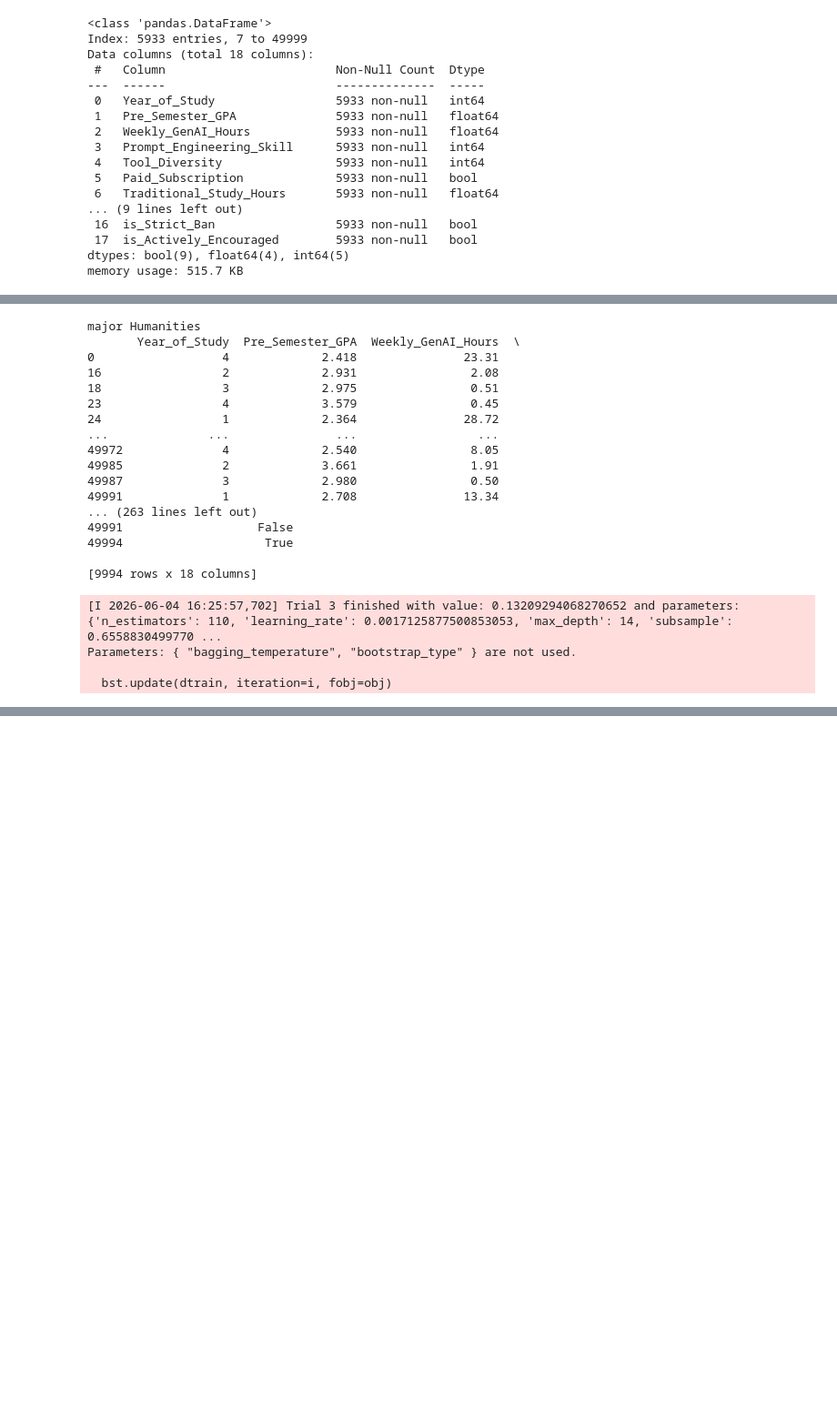
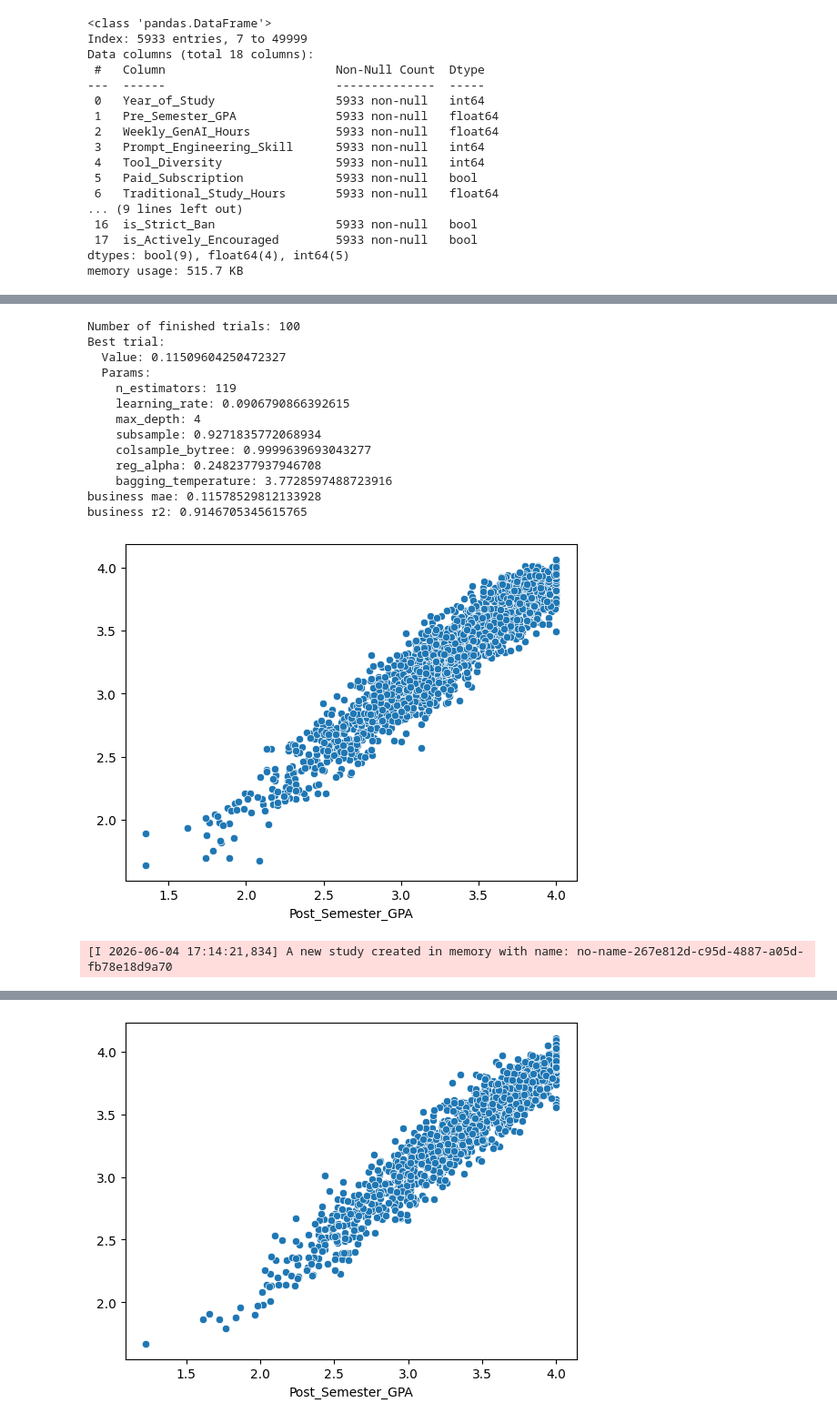
Before and after one commit to GabrieleBan/AI_Impact_on_Students, a Jupyter notebook: gpa_increment_model.ipynb, the cells around one changed output, grey strips where cells are left out. Shown at 91% size. Saved outputs shown, nothing was run; the diff lists cells and outputs as text; code cells hidden in the pictures; blank space fills up the shorter version.

Commit message:
model by major added Real VS Preds

```diff
--- a/gpa_increment_model.ipynb
+++ b/gpa_increment_model.ipynb
@@ -47,7 +47,7 @@ df[["Burnout_Risk_Level","GPA_increment","Post_Semester_GPA","Skill_Retention_Sc
 togliamo ora il target e info su Burnout e Skill Retention
 # %%
 y= df["GPA_increment"].copy()
-df.drop(columns=["Burnout_Risk_Level","Post_Semester_GPA","Skill_Retention_Score"], inplace=True)
+df.drop(columns=["Burnout_Risk_Level","Skill_Retention_Score"], inplace=True)
 # %%
 df.drop(columns="Student_ID",inplace=True)
 # %%
@@ -160,10 +157,10 @@ for corso in df["Major_Category"].unique():
 
 df.drop(columns="Major_Category",inplace=True)
 # %%
-from sklearn.ensemble import RandomForestRegressor
+
 from sklearn.model_selection import train_test_split
 from sklearn.metrics import mean_absolute_error, r2_score
-df.drop(columns="GPA_increment",inplace=True)
+df.drop(columns="GPA_increment",inplace=True,errors=True)
 X_train, X_test, y_train, y_test = train_test_split(df, y, test_size=0.2, random_state=42)
 # %% [markdown]
 modello baseline
@@ -226,15 +224,15 @@ Data columns (total 18 columns):
 dtypes: bool(9), float64(4), int64(5)
 memory usage: 515.7 KB
 # %%
-model_major_dict={}
+model_params_major_dict={}
 
 import optuna
 
 def objective(trial):
-    print(f"major {corso}")
+
     data= df_dict[corso]
-    y=data["GPA_increment"]
-    X=data.drop(columns='GPA_increment')
+    y=data["Post_Semester_GPA"]
+    X=data.drop(columns='Post_Semester_GPA')
 
     X_train, X_test, y_train, y_test = train_test_split(X, y, test_size=0.2, random_state=42)
 
@@ -270,7 +268,8 @@ def objective(trial):
     mae = mean_absolute_error(y_test, preds)
     return mae
 # %%
-
+best_model_major_dict={}
+import seaborn as sns
 for corso in df_dict.keys():
 
     print(f"major {corso}")
@@ -290,11 +289,18 @@ for corso in df_dict.keys():
     for key, value in trial.params.items():
         print("    {}: {}".format(key, value))
 
+    optimal_params = study.best_trial.params
+    model_params_major_dict[corso]=optimal_params
+    model=XGBRegressor(**optimal_params)
+    data= df_dict[corso]
+    y=data["Post_Semester_GPA"]
+    X=data.drop(columns='Post_Semester_GPA')
 
-    # model_major_dict[corso]=model
+    X_train, X_test, y_train, y_test = train_test_split(X, y, test_size=0.2, random_state=42)
+    model.fit(X_train,y_train)
+    preds = model.predict(X_test)
 
-    # business_predictions = model.predict(X_test_business)
-
-    # print("business mae:", mean_absolute_error(y_test_business, business_predictions))
-    # print("business r2:", r2_score(y_test_business, business_predictions))
+    print("business mae:", mean_absolute_error(y_test, preds))
+    print("business r2:", r2_score(y_test, preds))
+    best_model_major_dict[corso]=model
 # %% [output]
@@ -334,21 +327,15 @@ Parameters: { "bagging_temperature", "bootstrap_type" } are not used.
-major Humanities
-       Year_of_Study  Pre_Semester_GPA  Weekly_GenAI_Hours  \
-0                  4             2.418               23.31
-16                 2             2.931                2.08
-18                 3             2.975                0.51
-23                 4             3.579                0.45
-24                 1             2.364               28.72
-...              ...               ...                 ...
-49972              4             2.540                8.05
-49985              2             3.661                1.91
-49987              3             2.980                0.50
-49991              1             2.708               13.34
-... (263 lines left out)
-49991                   False
-49994                    True
-
-[9994 rows x 18 columns]
+Number of finished trials: 100
+Best trial:
+  Value: 0.11509604250472327
+  Params:
+    n_estimators: 119
+    learning_rate: 0.0906790866392615
+    max_depth: 4
+    subsample: 0.9271835772068934
+    colsample_bytree: 0.9999639693043277
+    reg_alpha: 0.2482377937946708
+    bagging_temperature: 3.7728597488723916
+business mae: 0.11578529812133928
+business r2: 0.9146705345615765
+[figure, added]
-[I 2026-06-04 16:25:57,702] Trial 3 finished with value: 0.13209294068270652 and parameters: {'n_estimators': 110, 'learning_rate': 0.0017125877500853053, 'max_depth': 14, 'subsample': 0.6558830499770 ...
-Parameters: { "bagging_temperature", "bootstrap_type" } are not used.
-
-  bst.update(dtrain, iteration=i, fobj=obj)
+[I 2026-06-04 17:14:21,834] A new study created in memory with name: no-name-267e812d-c95d-4887-a05d-fb78e18d9a70
@@ -392,0 +373 @@ major Humanities
+[figure, added]
```
Also changed, not shown: parts of 5 cells of this notebook.
